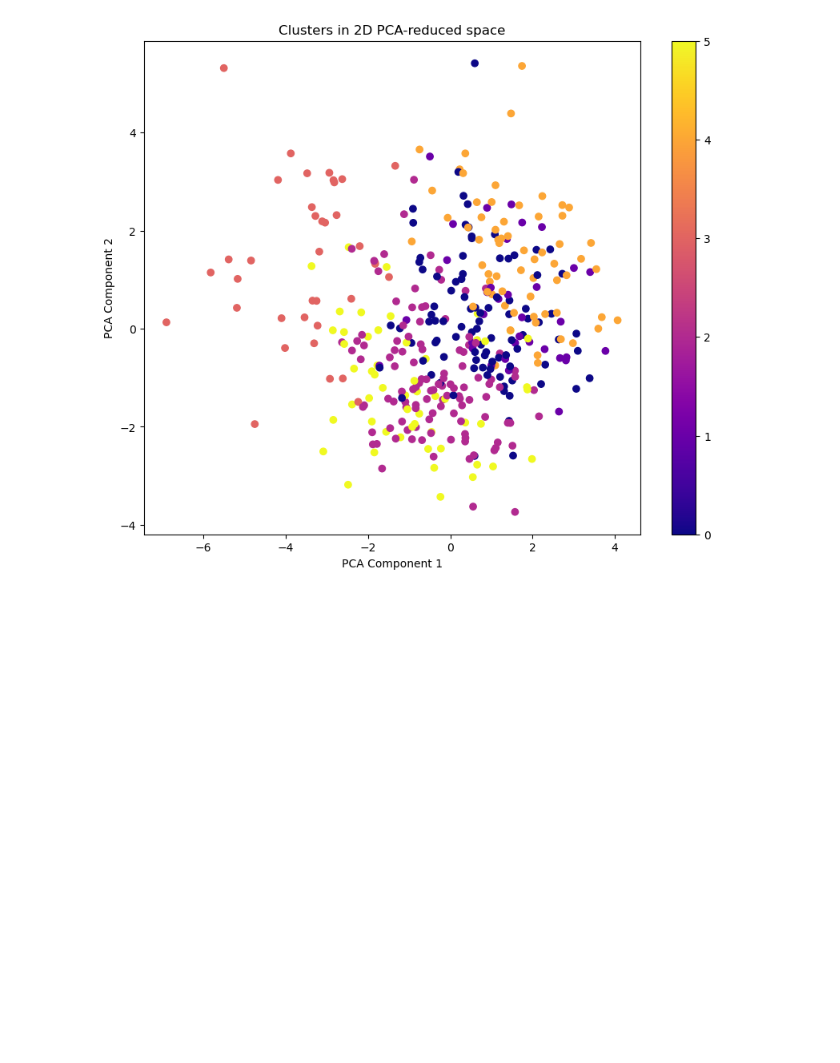
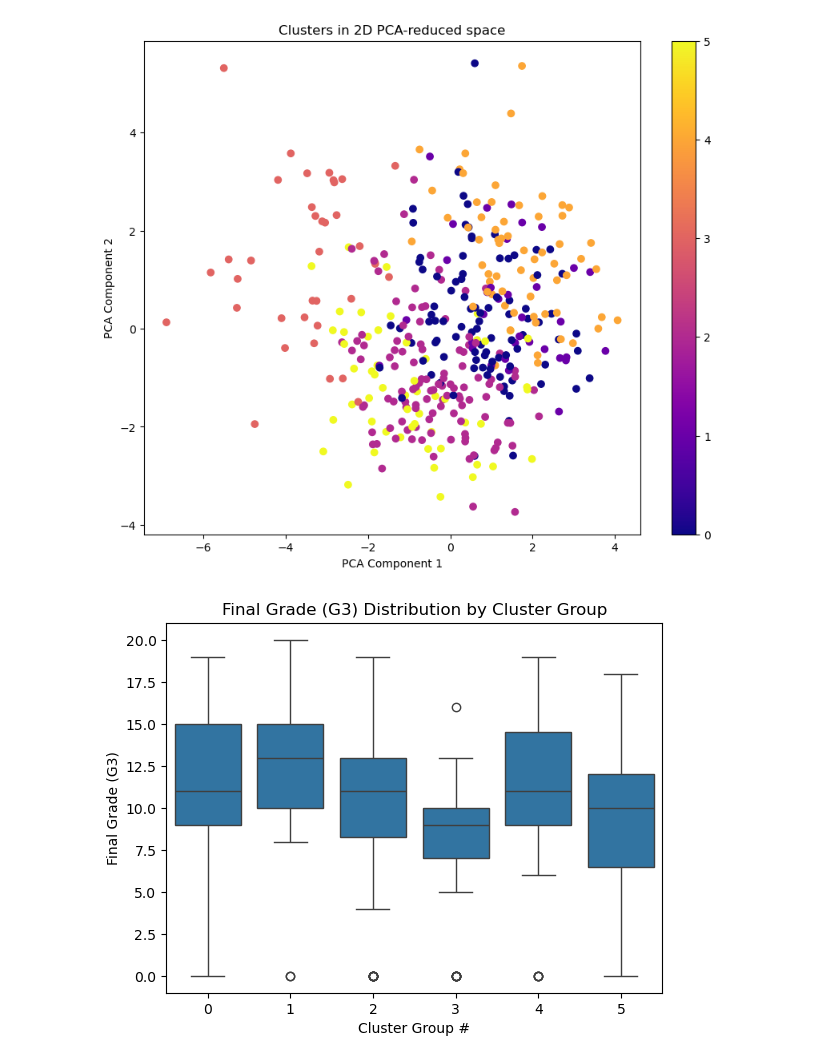
Before and after one commit to Ariana-Elahi/ML-Final-Project, a Jupyter notebook: unsupervised_model.ipynb, the cells around one changed output. Drawn from its saved outputs; the diff is of its cells as text; code cells hidden in the pictures; blank space fills up the shorter version.

Commit message:
new visual

```diff
--- a/unsupervised_model.ipynb
+++ b/unsupervised_model.ipynb
@@ -229,3 +229,11 @@ plt.ylabel('PCA Component 2')
 plt.show()
 # %% [output]
 [figure]
+# %%
+sns.boxplot(x='Cluster', y='G3', data=df)
+plt.title("Final Grade (G3) Distribution by Cluster Group")
+plt.xlabel('Cluster Group #')
+plt.ylabel('Final Grade (G3)')
+plt.show()
+# %% [output]
+[figure, added]
```
Also changed, not shown: 1 other file.
